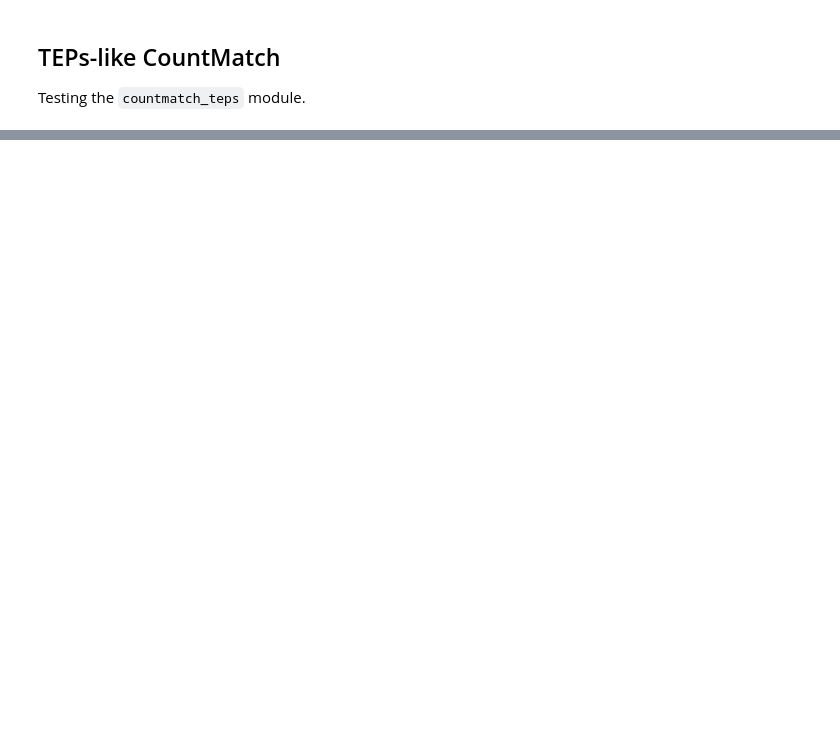
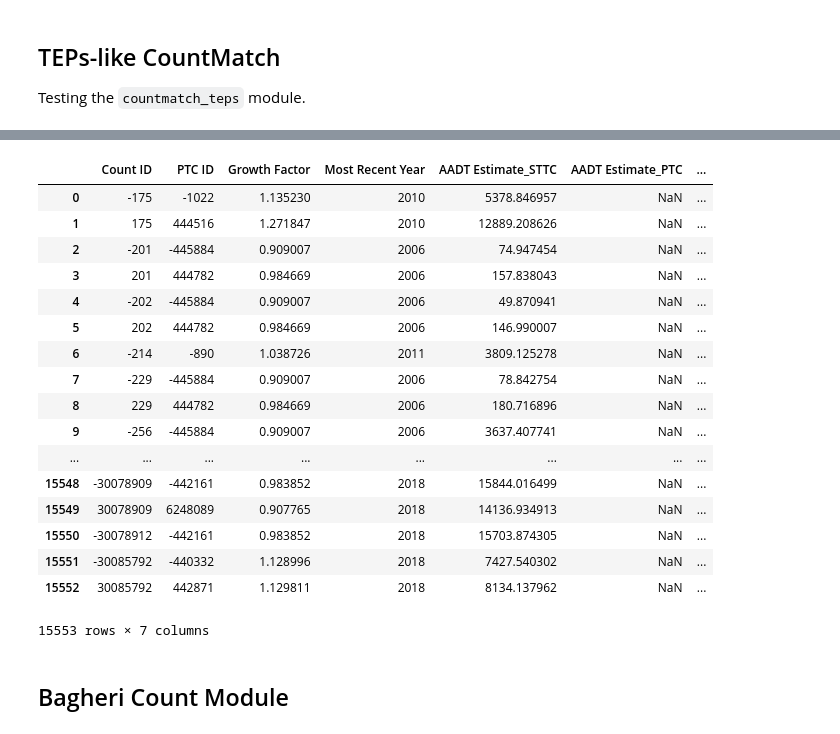
Before and after one commit to CityofToronto/bdit_traffic_prophet, a Jupyter notebook: development_notebooks/CountmatchDev4-FunctionTests.ipynb, the cells around one changed output, grey strips where cells are left out. Cells and saved outputs as stored; diff of their text form; code cells hidden in the pictures; blank space fills up the shorter version.

```diff
--- a/development_notebooks/CountmatchDev4-FunctionTests.ipynb
+++ b/development_notebooks/CountmatchDev4-FunctionTests.ipynb
@@ -86,4 +86,4 @@ importlib.reload(cmc)
 # %%
-ptc_estimates = aadt_estimator_for_ptcs(rdr, 2019, override_growth_factor=False)
+ptc_estimates = cmc.aadt_estimator_for_ptcs(rdr_teps, 2019, override_growth_factor=False)
 # %%
 teps_aadt_estimates = cmc.combine_estimators(teps_aadt_estimates, ptc_estimates)
@@ -90,0 +101,2 @@ bag_aadt_estimates = cmc.combine_estimators(bag_aadt_estimates, ptc_estimates)
+# %%
+bag_aadt_estimates = cmh.estimate_aadts(rdr_bag, nb, 2019, progress_bar=True)
@@ -90,0 +114,23 @@ bag_aadt_estimates = cmc.combine_estimators(bag_aadt_estimates, ptc_estimates)
+# %%
+bag_aadt_estimates
+# %% [output]
+|  | Count ID | PTC ID | Growth Factor | Most Recent Year | AADT Estimate_STTC | AADT Estimate_PTC | ... |
+| 0 | -175 | -1022 | 1.135230 | 2010 | 5378.846957 | NaN | ... |
+| 1 | 175 | 444516 | 1.271847 | 2010 | 12889.208626 | NaN | ... |
+| 2 | -201 | -445884 | 0.909007 | 2006 | 74.947454 | NaN | ... |
+| 3 | 201 | 444782 | 0.984669 | 2006 | 157.838043 | NaN | ... |
+| 4 | -202 | -445884 | 0.909007 | 2006 | 49.870941 | NaN | ... |
+| 5 | 202 | 444782 | 0.984669 | 2006 | 146.990007 | NaN | ... |
+| 6 | -214 | -890 | 1.038726 | 2011 | 3809.125278 | NaN | ... |
+| 7 | -229 | -445884 | 0.909007 | 2006 | 78.842754 | NaN | ... |
+| 8 | 229 | 444782 | 0.984669 | 2006 | 180.716896 | NaN | ... |
+| 9 | -256 | -445884 | 0.909007 | 2006 | 3637.407741 | NaN | ... |
+| ... | ... | ... | ... | ... | ... | ... | ... |
+| 15548 | -30078909 | -442161 | 0.983852 | 2018 | 15844.016499 | NaN | ... |
+| 15549 | 30078909 | 6248089 | 0.907765 | 2018 | 14136.934913 | NaN | ... |
+| 15550 | -30078912 | -442161 | 0.983852 | 2018 | 15703.874305 | NaN | ... |
+| 15551 | -30085792 | -440332 | 1.128996 | 2018 | 7427.540302 | NaN | ... |
+| 15552 | 30085792 | 442871 | 1.129811 | 2018 | 8134.137962 | NaN | ... |
+15553 rows × 7 columns
+# %% [markdown]
+## Bagheri Count Module
```
Also changed, not shown: parts of 12 cells of this notebook, 5 other files.
